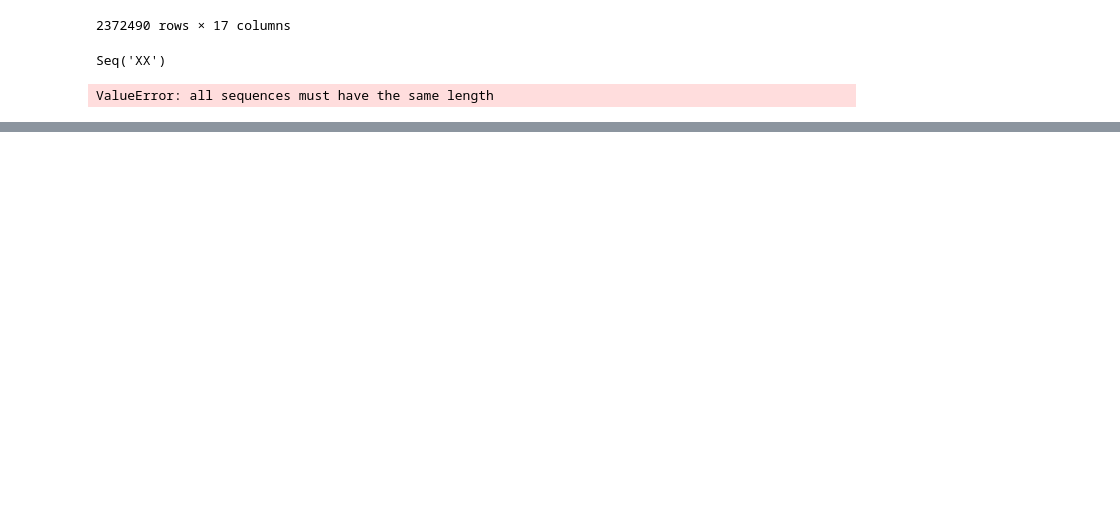
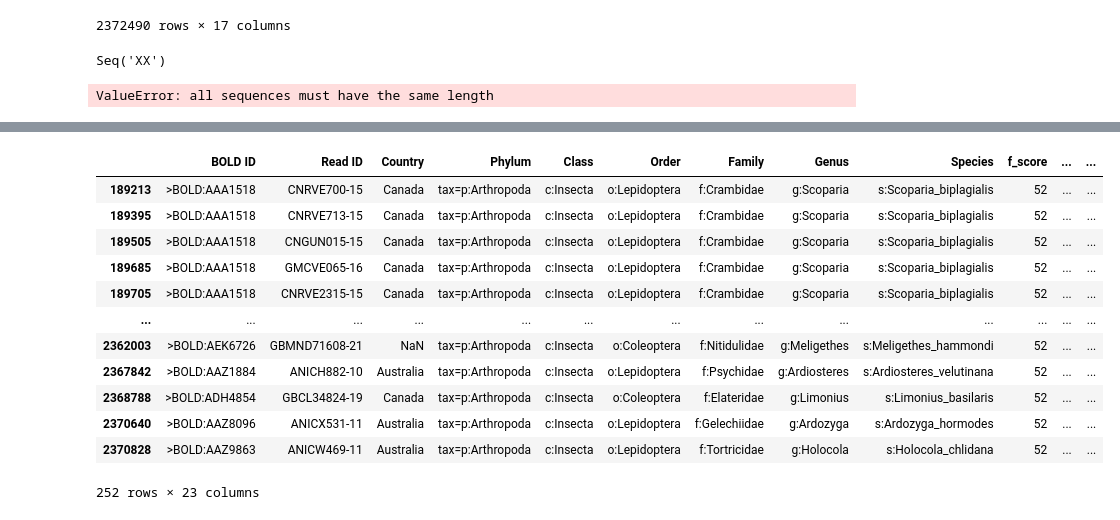
Before and after one commit to Vuju/primer-finder, a Jupyter notebook: src/Notebooks/test.ipynb, the cells around one changed output, grey strips where cells are left out. Saved outputs shown, nothing was run; the diff lists cells and outputs as text; code cells hidden in the pictures; blank space fills up the shorter version.

```diff
--- a/src/Notebooks/test.ipynb
+++ b/src/Notebooks/test.ipynb
@@ -44,0 +148,34 @@ multiprocessing.cpu_count()
+# %%
+my_result['f_match_2'] = my_result.apply(
+    lambda row: row['Sequence'][row['f_index']:row['f_index'] + len(row['f_match'])]
+    if pd.notna(row['Sequence']) and pd.notna(row['f_index']) and pd.notna(row['f_match'])
+    else None,
+    axis=1
+)
+no_nan = my_result[~my_result['f_match'].isna()]
+no_skips = no_nan[~no_nan['f_match'].str.contains('-')]
+no_skips[no_skips['f_match_2'] != no_skips['f_match']]
+# %%
+my_result['b_match_2'] = my_result.apply(
+    lambda row: row['Sequence'][row['b_index']:row['b_index'] + len(row['b_match'])]
+    if pd.notna(row['Sequence']) and pd.notna(row['b_index']) and pd.notna(row['b_match'])
+    else None,
+    axis=1
+)
+no_nan = my_result[~my_result['b_match'].isna()]
+no_skips = no_nan[~no_nan['b_match'].str.contains('-')]
+no_skips[no_skips['b_match_2'] != no_skips['b_match']]
+# %% [output]
+|  | BOLD ID | Read ID | Country | Phylum | Class | Order | Family | Genus | Species | f_score | ... | ... |
+| 189213 | >BOLD:AAA1518 | CNRVE700-15 | Canada | tax=p:Arthropoda | c:Insecta | o:Lepidoptera | f:Crambidae | g:Scoparia | s:Scoparia_biplagialis | 52 | ... | ... |
+| 189395 | >BOLD:AAA1518 | CNRVE713-15 | Canada | tax=p:Arthropoda | c:Insecta | o:Lepidoptera | f:Crambidae | g:Scoparia | s:Scoparia_biplagialis | 52 | ... | ... |
+| 189505 | >BOLD:AAA1518 | CNGUN015-15 | Canada | tax=p:Arthropoda | c:Insecta | o:Lepidoptera | f:Crambidae | g:Scoparia | s:Scoparia_biplagialis | 52 | ... | ... |
+| 189685 | >BOLD:AAA1518 | GMCVE065-16 | Canada | tax=p:Arthropoda | c:Insecta | o:Lepidoptera | f:Crambidae | g:Scoparia | s:Scoparia_biplagialis | 52 | ... | ... |
+| 189705 | >BOLD:AAA1518 | CNRVE2315-15 | Canada | tax=p:Arthropoda | c:Insecta | o:Lepidoptera | f:Crambidae | g:Scoparia | s:Scoparia_biplagialis | 52 | ... | ... |
+| ... | ... | ... | ... | ... | ... | ... | ... | ... | ... | ... | ... | ... |
+| 2362003 | >BOLD:AEK6726 | GBMND71608-21 | NaN | tax=p:Arthropoda | c:Insecta | o:Coleoptera | f:Nitidulidae | g:Meligethes | s:Meligethes_hammondi | 52 | ... | ... |
+| 2367842 | >BOLD:AAZ1884 | ANICH882-10 | Australia | tax=p:Arthropoda | c:Insecta | o:Lepidoptera | f:Psychidae | g:Ardiosteres | s:Ardiosteres_velutinana | 52 | ... | ... |
+| 2368788 | >BOLD:ADH4854 | GBCL34824-19 | Canada | tax=p:Arthropoda | c:Insecta | o:Coleoptera | f:Elateridae | g:Limonius | s:Limonius_basilaris | 52 | ... | ... |
+| 2370640 | >BOLD:AAZ8096 | ANICX531-11 | Australia | tax=p:Arthropoda | c:Insecta | o:Lepidoptera | f:Gelechiidae | g:Ardozyga | s:Ardozyga_hormodes | 52 | ... | ... |
+| 2370828 | >BOLD:AAZ9863 | ANICW469-11 | Australia | tax=p:Arthropoda | c:Insecta | o:Lepidoptera | f:Tortricidae | g:Holocola | s:Holocola_chlidana | 52 | ... | ... |
+252 rows × 23 columns
```
Also changed, not shown: parts of 6 cells of this notebook, 3 other files.
